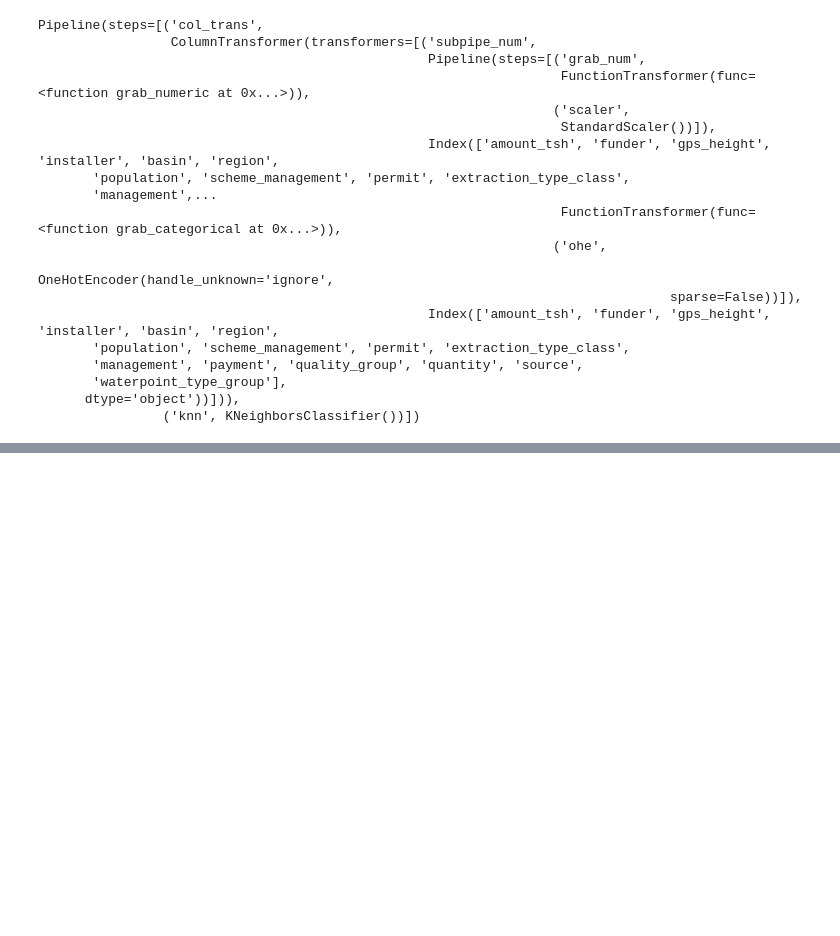
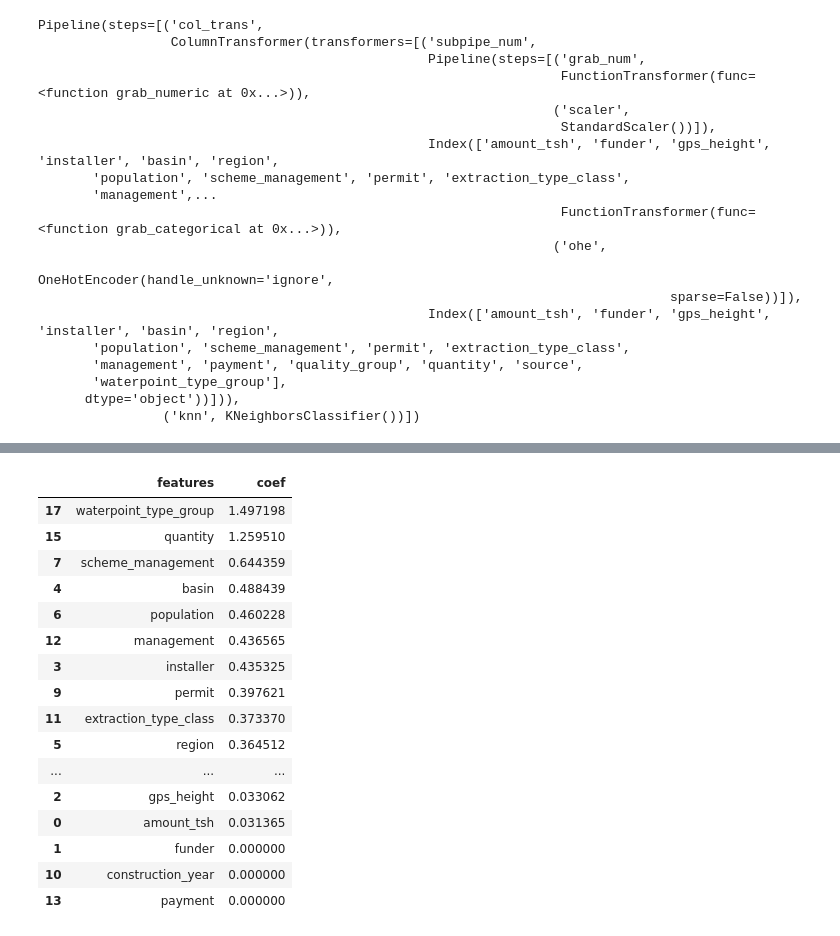
Before and after one commit to Andrew-Boucher/Phase_3_Project, a Jupyter notebook: working_notebooks/holly_working_notebook.ipynb, the cells around one changed output, grey strips where cells are left out. Drawn from its saved outputs; the diff is of its cells as text; code cells hidden in the pictures; blank space fills up the shorter version.

```diff
--- a/working_notebooks/holly_working_notebook.ipynb
+++ b/working_notebooks/holly_working_notebook.ipynb
@@ -168,4 +175,4 @@ subpipe_cat = Pipeline(steps = [('grab_cat', GrabCat),
 col_trans = ColumnTransformer(transformers=[('subpipe_num', subpipe_num, X.columns),
                                             ('subpipe_cat', subpipe_cat, X.columns)])
 # %%
-logreg_pipe = Pipeline(steps=[('col_trans', col_trans), ('logreg', LogisticRegression(max_iter=1000))])
+logreg_pipe = Pipeline(steps=[('col_trans', col_trans), ('logreg', LogisticRegression(max_iter=10000))])
@@ -350,0 +546,11 @@ grid.best_params_, grid0.best_params_, grid1.best_params_
+# %%
+# one more grid search to compare SMOTENC with class_weight=balanced
+
+params4 = {}
+params4['logreg__penalty'] = ['l1', 'l2']
+params4['logreg__C'] = [10, 1.0, .10]
+params4['logreg__solver'] = ['saga', 'lbfgs']
+#current
+grid4 = GridSearchCV(logreg_pipe, param_grid=params4, scoring='recall_weighted', cv=3, n_jobs=-2, verbose=3)
+
+grid4.fit(X_train_smote_rs, y_train_smote_rs)
@@ -350,0 +630,39 @@ grid.best_params_, grid0.best_params_, grid1.best_params_
+# %%
+# Finding feature importances for our logistic regression (the long way)
+
+coefs = grid2.best_estimator_.named_steps['logreg'].coef_[0]
+# cvals = coefs = grid4.best_estimator_.named_steps['logreg'].coef_
+# classes = grid4.best_estimator_.named_steps['logreg'].classes_
+weights = grid2.best_estimator_.named_steps['logreg'].intercept_
+nfeat = grid2.best_estimator_.named_steps['logreg'].n_features_in_
+feat_imp = pd.concat([pd.DataFrame(df_dict['X_train_data_all'].columns),pd.DataFrame(np.transpose(coefs))], axis = 1, names=['feature', 'coef'])
+imp2 = pd.DataFrame(zip(df_dict['X_train_data_all'].columns, np.transpose(grid4.best_estimator_.named_steps['logreg'].coef_.tolist()[0])), columns=['features', 'coef'])
+
+# feats = dict(zip(classes, coefs)) # doesn' work, classes_ only shows y
+# coefs[:70]
+# feats
+# nfeat
+# grid4.best_estimator_.named_steps['logreg'].n_iter_
+# cvals
+
+imp2['coef'] = imp2['coef'].map(abs)
+
+imp2.sort_values('coef', ascending=False)
+# %% [output]
+|  | features | coef |
+| 17 | waterpoint_type_group | 1.497198 |
+| 15 | quantity | 1.259510 |
+| 7 | scheme_management | 0.644359 |
+| 4 | basin | 0.488439 |
+| 6 | population | 0.460228 |
+| 12 | management | 0.436565 |
+| 3 | installer | 0.435325 |
+| 9 | permit | 0.397621 |
+| 11 | extraction_type_class | 0.373370 |
+| 5 | region | 0.364512 |
+| ... | ... | ... |
+| 2 | gps_height | 0.033062 |
+| 0 | amount_tsh | 0.031365 |
+| 1 | funder | 0.000000 |
+| 10 | construction_year | 0.000000 |
+| 13 | payment | 0.000000 |
```
Also changed, not shown: parts of 35 cells of this notebook, 2 other files.
